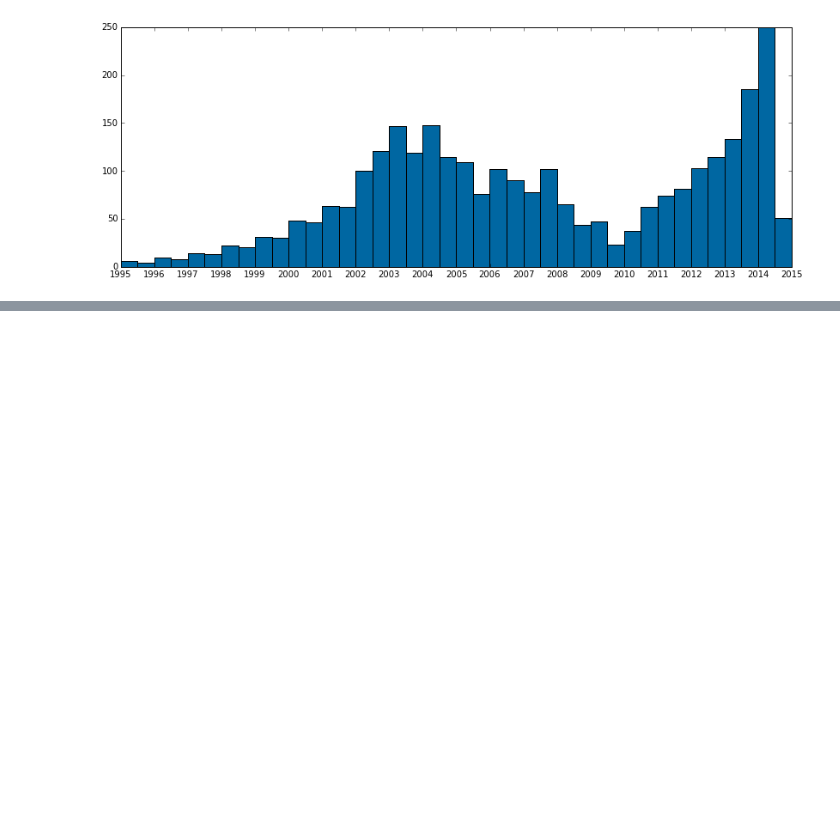
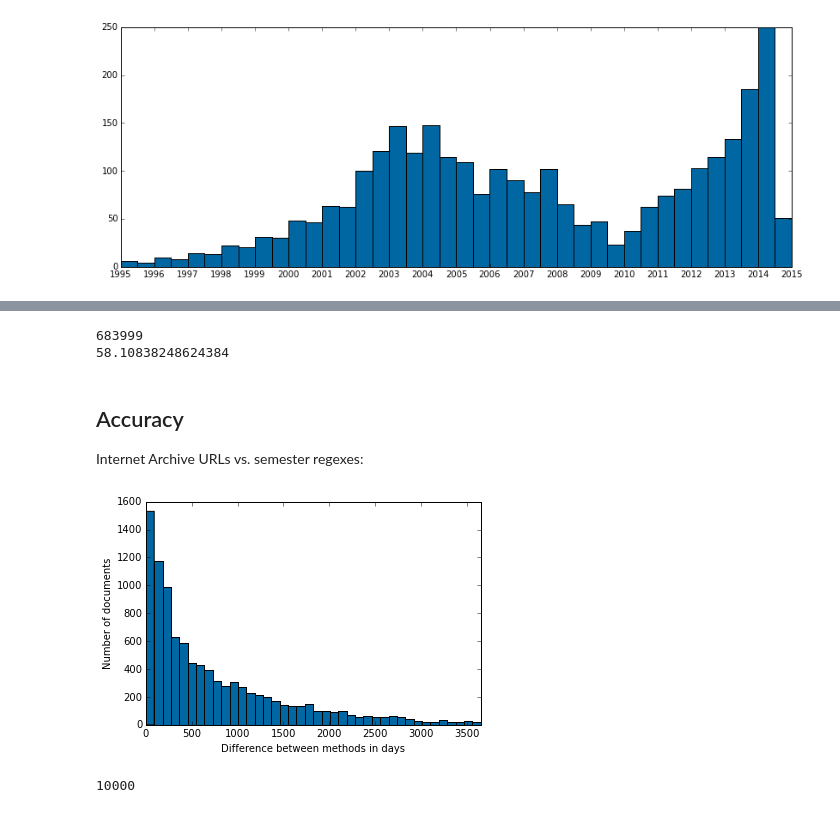
Before and after one commit to davidmcclure/open-syllabus-project, a Jupyter notebook: notes/dates.ipynb, the cells around one changed output, grey strips where cells are left out. Drawn from its saved outputs; the diff is of its cells as text; code cells hidden in the pictures; blank space fills up the shorter version.

Commit message:
Finishes the dates notebook.

```diff
--- a/notes/dates.ipynb
+++ b/notes/dates.ipynb
@@ -143,0 +129,40 @@ date_histogram(semester_dates)
+# %%
+# For each method, get the set of ids for the syllabi that were matched.
+archive_url_ids = [row._data['document'] for row in Document_Date_Archive_Url.select()]
+file_metadata_ids = [row._data['document'] for row in Document_Date_File_Metadata.select()]
+semester_ids = [row._data['document'] for row in Document_Date_Semester.select()]
+
+# Take the union of the three lists.
+ids = set()
+ids.update(file_metadata_ids, semester_ids)
+date_count = len(ids)
+
+print(date_count)
+print((date_count / doc_count) * 100)
+# %% [output]
+683999
+58.10838248624384
+# %% [markdown]
+## Accuracy
+
+Internet Archive URLs vs. semester regexes:
+# %%
+intersection = set(archive_url_ids).intersection(semester_ids)
+
+deltas = []
+for id in list(intersection)[:10000]:
+    archive_url = Document_Date_Archive_Url.get(Document_Date_Archive_Url.document==id)
+    semester = Document_Date_Semester.get(Document_Date_Semester.document==id)
+    delta = semester.date - archive_url.date
+    deltas.append(abs(delta.days))
+
+plt.hist(deltas, 40, color=color, range=(0, 3650))
+plt.xlim(0, 3650)
+plt.xlabel('Difference between methods in days')
+plt.ylabel('Number of documents')
+plt.show()
+
+print(len(deltas))
+# %% [output]
+[figure, added]
+10000
```
Also changed, not shown: parts of 25 cells of this notebook, 2 other files.
